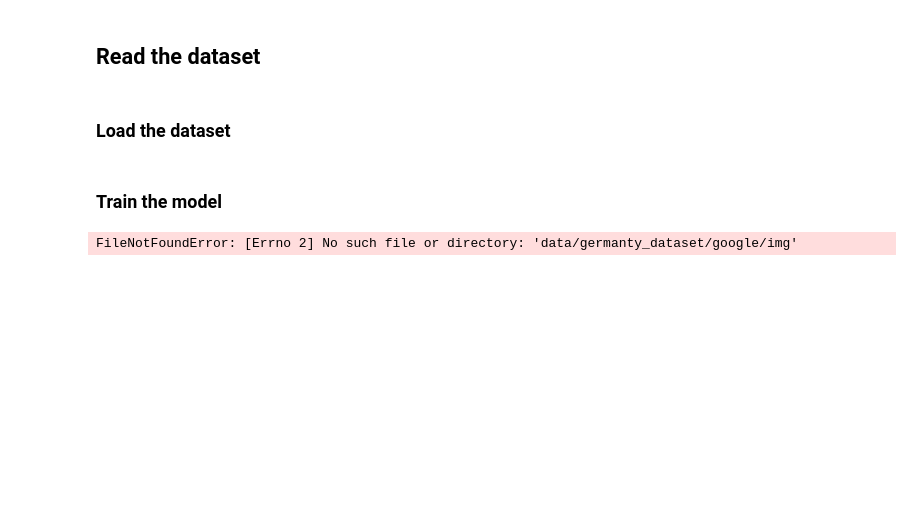
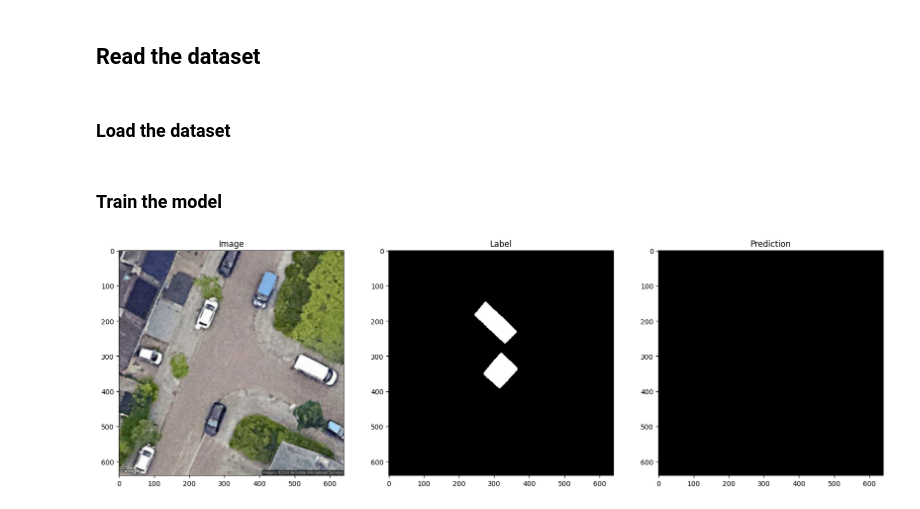
Before and after one commit to Tiburso/EnerVision, a Jupyter notebook: dataloaders.ipynb, the cells around one changed output. Saved outputs shown, nothing was run; the diff lists cells and outputs as text; code cells hidden in the pictures; blank space fills up the shorter version.

```diff
--- a/dataloaders.ipynb
+++ b/dataloaders.ipynb
@@ -206,10 +206,10 @@ test_dataset = GermanyDataset(test_folder)
 test_loader = DataLoader(test_dataset, batch_size=1, shuffle=True)
 
 
-image = Image.open("imgs/eindhoven_satellite.png").convert("RGB")
+image = Image.open("imgs/eindhoven_station.png").convert("RGB")
 image = transform(image).unsqueeze(0)
 
-model = BaseModel.load_from_checkpoint("lightning_logs/version_251115/checkpoints/last.ckpt")
+model = BaseModel.load_from_checkpoint("lightning_logs/version_251386/checkpoints/last.ckpt")
 # checkpoint = torch.load("lightning_logs/version_251115/checkpoints/last.ckpt", map_location=torch.device("cpu"))
 
 task = "multiclass"
@@ -217,33 +217,33 @@ num_classes = 2
 
 model.eval()
 with torch.no_grad():
-    iterator = iter(test_loader)
-    image, label = next(iterator)
+    # iterator = iter(test_loader)
+    # image, label = next(iterator)
     output = model(image)
 
     image = inv_transform(image)
     # label = model.model.target(label)
     # # loss = loss_fn(output, label)
 
     # label = label.argmax(dim=1)
 
     # # print(f"Loss: {loss.item()}")
     # print(f"Dice Score: {dice(output, label.int())}")
     # print(f"Jaccard Index: {jaccard_index(output, label, task=task, num_classes=num_classes, average='macro')}")
     # print(f"Precision: {precision(output, label, task=task, num_classes=  num_classes, average='macro')}")
     # print(f"Accuracy: {accuracy(output, label, task=task, num_classes=num_classes)}")
     # print(f"Recall: {recall(output, label, task=task, num_classes=num_classes)}")
     # print(f"F1 Score: {f1_score(output, label, task=task, num_classes=num_classes)}")
 
     fig, ax = plt.subplots(1, 3, figsize=(20, 10))
 
     ax[0].imshow(image[0].permute(1, 2, 0))
     ax[0].set_title("Image")
 
     ax[1].imshow(label.squeeze(), cmap="gray")
     ax[1].set_title("Label")
 
     ax[2].imshow(output.argmax(dim=1).squeeze(), cmap="gray")
     ax[2].set_title("Prediction")
 # %% [output]
-FileNotFoundError: [Errno 2] No such file or directory: 'data/germanty_dataset/google/img'
+[figure, added]
```
Also changed, not shown: 3 other files.
